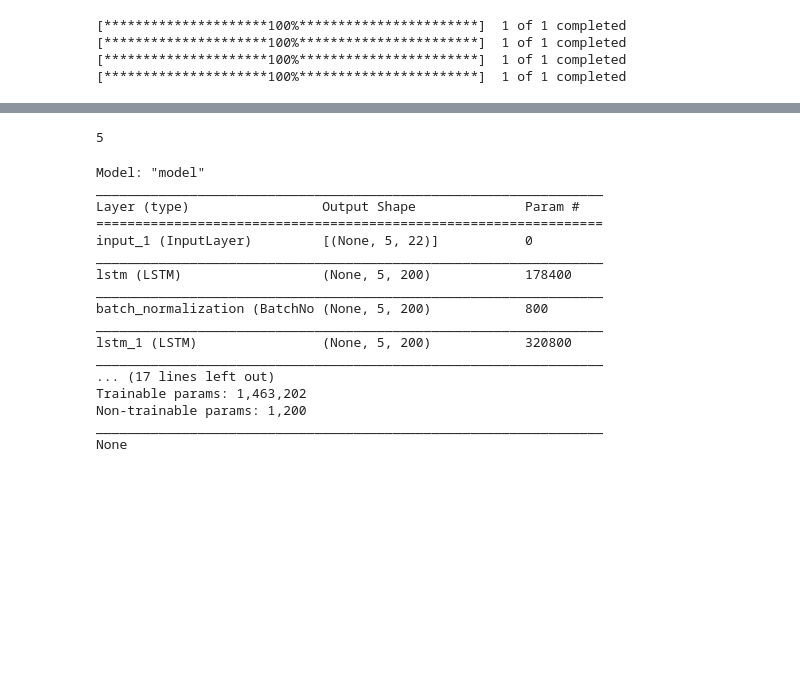
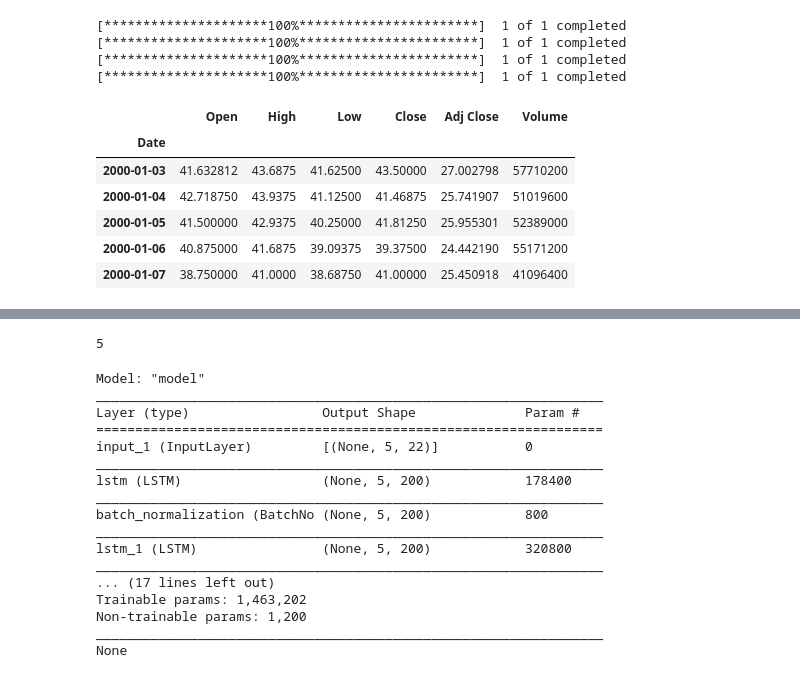
Before and after one commit to seolajo/DALC, a Jupyter notebook: AI_Trading_RNN_수정.ipynb, the cells around one changed output, grey strips where cells are left out. Cells and saved outputs as stored; diff of their text form; code cells hidden in the pictures; blank space fills up the shorter version.

```diff
--- a/AI_Trading_RNN_수정.ipynb
+++ b/AI_Trading_RNN_수정.ipynb
@@ -93,6 +101,16 @@ vix_df = pd.read_csv('vix.csv',
 snp500_df = pd.read_csv('snp500.csv',
                         index_col='Date',
                         parse_dates=True)
+# %%
+df.head()
+# %% [output]
+|  | Open | High | Low | Close | Adj Close | Volume |
+| Date |  |  |  |  |  |  |
+| 2000-01-03 | 41.632812 | 43.6875 | 41.62500 | 43.50000 | 27.002798 | 57710200 |
+| 2000-01-04 | 42.718750 | 43.9375 | 41.12500 | 41.46875 | 25.741907 | 51019600 |
+| 2000-01-05 | 41.500000 | 42.9375 | 40.25000 | 41.81250 | 25.955301 | 52389000 |
+| 2000-01-06 | 40.875000 | 41.6875 | 39.09375 | 39.37500 | 24.442190 | 55171200 |
+| 2000-01-07 | 38.750000 | 41.0000 | 38.68750 | 41.00000 | 25.450918 | 41096400 |
 # %%
 # df['next_price'] = df['Adj Close'].shift(-1)
 df['next_rtn'] = df['Close'] / df['Open'] -1
```
Also changed, not shown: parts of 5 cells of this notebook.
